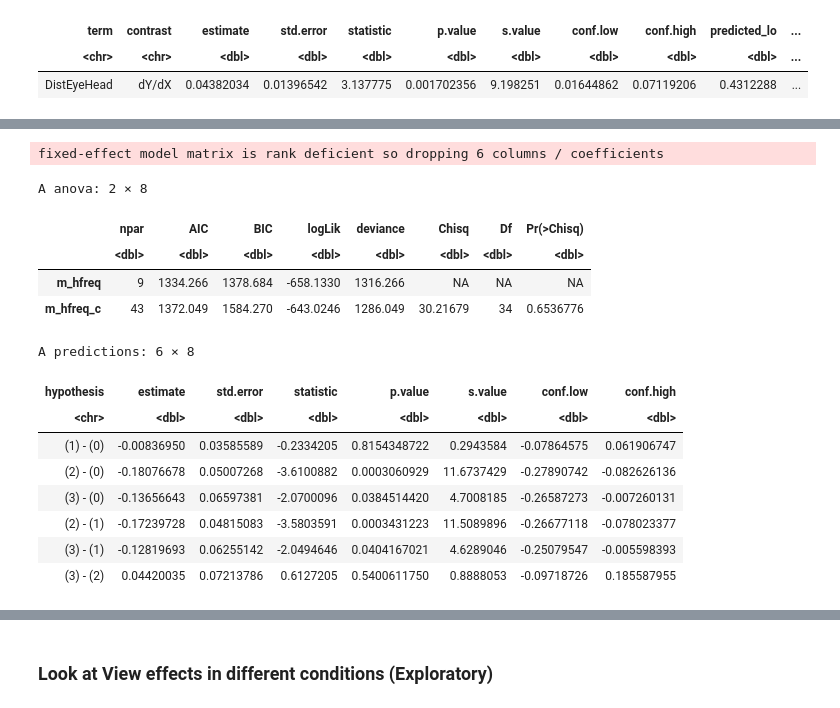
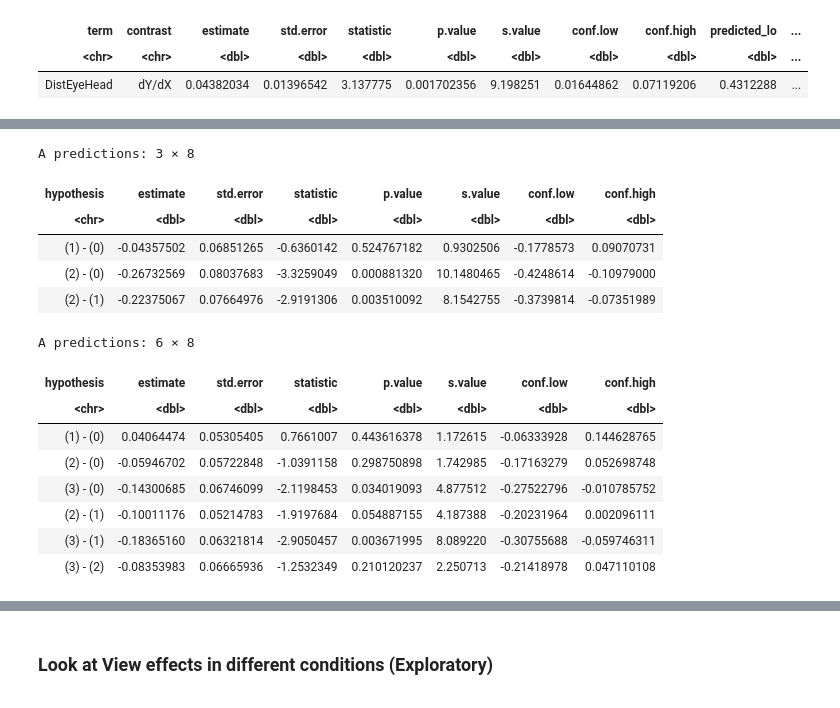
Before and after one commit to grow-ai-like-a-child/referential-gaze, a Jupyter notebook: moondream.ipynb, the cells around one changed output, grey strips where cells are left out. Saved outputs shown, nothing was run; the diff lists cells and outputs as text; code cells hidden in the pictures.

```diff
--- a/moondream.ipynb
+++ b/moondream.ipynb
@@ -546,23 +542,23 @@ Take results in the Congruent and Incongruent Conditions. Fit “IsHeadTarget ~
 # %%
-m_hfreq_c <- glmer(as.factor(IsHeadTarget) ~ scale(Proximity, scale=FALSE) * Angle * scale(n_candidates, scale = FALSE) * as.factor(DistEyeHead) + offset(offset_accuracy) + (1 | Candidates), data = df_unnatural, family = binomial, control = strict_control)
-m_hfreq <- glmer(as.factor(IsHeadTarget) ~ scale(Proximity, scale=FALSE) + Angle + scale(n_candidates, scale = FALSE) + as.factor(DistEyeHead) + offset(offset_accuracy) + (1 | Candidates), data = df_unnatural, family = binomial, control = strict_control)
-anova(m_hfreq_c, m_hfreq)
+m_3obj <- glmer(as.factor(IsHeadTarget) ~ scale(Proximity, scale=FALSE) * Angle * as.factor(DistEyeHead) + offset(offset_accuracy) + (1 | Candidates), data = df_unnatural[df_unnatural$n_candidates == 3, ], family = binomial, control = strict_control)
-# %% [output]
-fixed-effect model matrix is rank deficient so dropping 6 columns / coefficients
-A anova: 2 × 8
-|  | npar | AIC | BIC | logLik | deviance | Chisq | Df | Pr(>Chisq) |
-|  | <dbl> | <dbl> | <dbl> | <dbl> | <dbl> | <dbl> | <dbl> | <dbl> |
-| m_hfreq | 9 | 1334.266 | 1378.684 | -658.1330 | 1316.266 | NA | NA | NA |
-| m_hfreq_c | 43 | 1372.049 | 1584.270 | -643.0246 | 1286.049 | 30.21679 | 34 | 0.6536776 |
+# %%
+m_4obj <- glmer(as.factor(IsHeadTarget) ~ scale(Proximity, scale=FALSE) * Angle * as.factor(DistEyeHead) + offset(offset_accuracy) + (1 | Candidates), data = df_unnatural[df_unnatural$n_candidates == 4, ], family = binomial, control = strict_control)
 # %%
-avg_predictions(m_hfreq_c, variables = "DistEyeHead", hypothesis = ~ pairwise)
+avg_predictions(m_3obj, variables = "DistEyeHead", hypothesis = ~ pairwise)
+avg_predictions(m_4obj, variables = "DistEyeHead", hypothesis = ~ pairwise)
 # %% [output]
-A predictions: 6 × 8
+A predictions: 3 × 8
 | hypothesis | estimate | std.error | statistic | p.value | s.value | conf.low | conf.high |
 | <chr> | <dbl> | <dbl> | <dbl> | <dbl> | <dbl> | <dbl> | <dbl> |
-| (1) - (0) | -0.00836950 | 0.03585589 | -0.2334205 | 0.8154348722 | 0.2943584 | -0.07864575 | 0.061906747 |
-| (2) - (0) | -0.18076678 | 0.05007268 | -3.6100882 | 0.0003060929 | 11.6737429 | -0.27890742 | -0.082626136 |
-| (3) - (0) | -0.13656643 | 0.06597381 | -2.0700096 | 0.0384514420 | 4.7008185 | -0.26587273 | -0.007260131 |
-| (2) - (1) | -0.17239728 | 0.04815083 | -3.5803591 | 0.0003431223 | 11.5089896 | -0.26677118 | -0.078023377 |
-| (3) - (1) | -0.12819693 | 0.06255142 | -2.0494646 | 0.0404167021 | 4.6289046 | -0.25079547 | -0.005598393 |
-| (3) - (2) | 0.04420035 | 0.07213786 | 0.6127205 | 0.5400611750 | 0.8888053 | -0.09718726 | 0.185587955 |
+| (1) - (0) | -0.04357502 | 0.06851265 | -0.6360142 | 0.524767182 | 0.9302506 | -0.1778573 | 0.09070731 |
+| (2) - (0) | -0.26732569 | 0.08037683 | -3.3259049 | 0.000881320 | 10.1480465 | -0.4248614 | -0.10979000 |
+| (2) - (1) | -0.22375067 | 0.07664976 | -2.9191306 | 0.003510092 | 8.1542755 | -0.3739814 | -0.07351989 |
+A predictions: 6 × 8
+| hypothesis | estimate | std.error | statistic | p.value | s.value | conf.low | conf.high |
+| <chr> | <dbl> | <dbl> | <dbl> | <dbl> | <dbl> | <dbl> | <dbl> |
+| (1) - (0) | 0.04064474 | 0.05305405 | 0.7661007 | 0.443616378 | 1.172615 | -0.06333928 | 0.144628765 |
+| (2) - (0) | -0.05946702 | 0.05722848 | -1.0391158 | 0.298750898 | 1.742985 | -0.17163279 | 0.052698748 |
+| (3) - (0) | -0.14300685 | 0.06746099 | -2.1198453 | 0.034019093 | 4.877512 | -0.27522796 | -0.010785752 |
+| (2) - (1) | -0.10011176 | 0.05214783 | -1.9197684 | 0.054887155 | 4.187388 | -0.20231964 | 0.002096111 |
+| (3) - (1) | -0.18365160 | 0.06321814 | -2.9050457 | 0.003671995 | 8.089220 | -0.30755688 | -0.059746311 |
+| (3) - (2) | -0.08353983 | 0.06665936 | -1.2532349 | 0.210120237 | 2.250713 | -0.21418978 | 0.047110108 |
```
Also changed, not shown: parts of 8 cells of this notebook, 1 other file.
